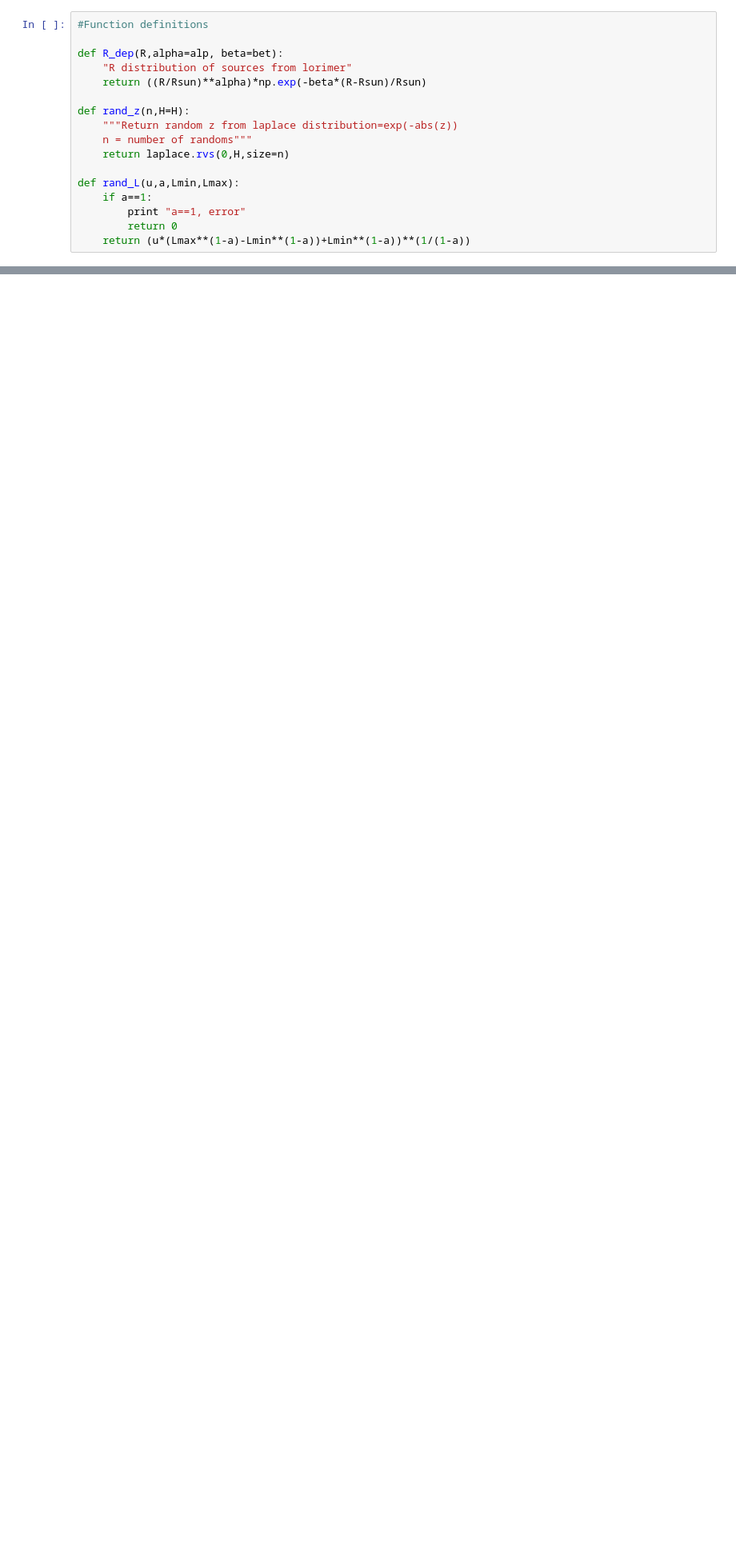
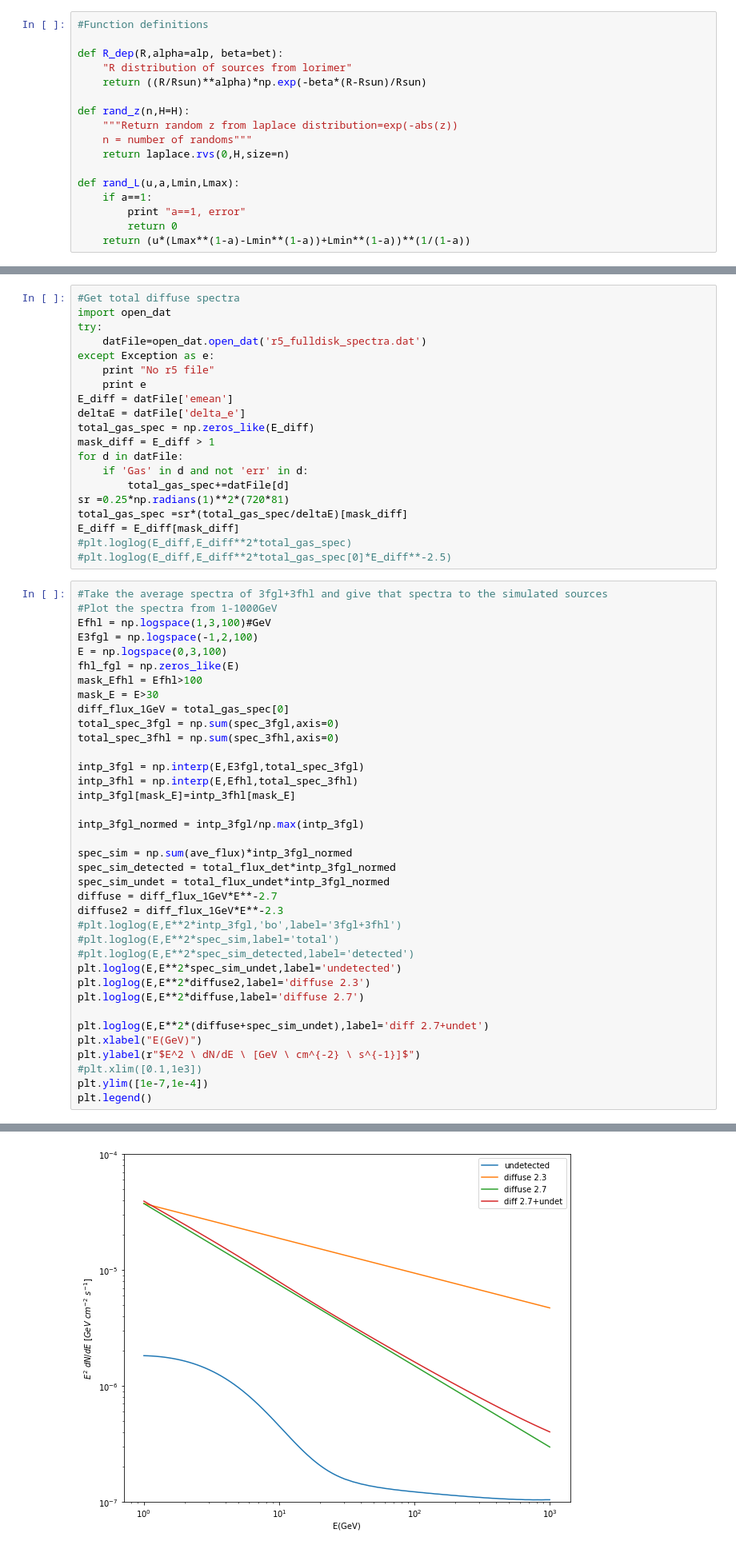
Before and after one commit to martp91/y-rays-UPS, a Jupyter notebook: sim_gamma_sources.ipynb, the cells around one changed output, grey strips where cells are left out. Shown at 80% size. Cells and saved outputs as stored; diff of their text form; blank space fills up the shorter version.

```diff
--- a/sim_gamma_sources.ipynb
+++ b/sim_gamma_sources.ipynb
@@ -219,0 +282,58 @@ sources simulation high lat 377
+# %%
+#Get total diffuse spectra
+import open_dat
+try:
+    datFile=open_dat.open_dat('r5_fulldisk_spectra.dat')
+except Exception as e:
+    print "No r5 file"
+    print e
+E_diff = datFile['emean']
+deltaE = datFile['delta_e']
+total_gas_spec = np.zeros_like(E_diff)
+mask_diff = E_diff > 1
+for d in datFile:
+    if 'Gas' in d and not 'err' in d:
+        total_gas_spec+=datFile[d]
+sr =0.25*np.radians(1)**2*(720*81)
+total_gas_spec =sr*(total_gas_spec/deltaE)[mask_diff]
+E_diff = E_diff[mask_diff]
+#plt.loglog(E_diff,E_diff**2*total_gas_spec)
+#plt.loglog(E_diff,E_diff**2*total_gas_spec[0]*E_diff**-2.5)
+# %%
+#Take the average spectra of 3fgl+3fhl and give that spectra to the simulated sources
+#Plot the spectra from 1-1000GeV
+Efhl = np.logspace(1,3,100)#GeV
+E3fgl = np.logspace(-1,2,100)
+E = np.logspace(0,3,100)
+fhl_fgl = np.zeros_like(E)
+mask_Efhl = Efhl>100
+mask_E = E>30
+diff_flux_1GeV = total_gas_spec[0]
+total_spec_3fgl = np.sum(spec_3fgl,axis=0)
+total_spec_3fhl = np.sum(spec_3fhl,axis=0)
+
+intp_3fgl = np.interp(E,E3fgl,total_spec_3fgl)
+intp_3fhl = np.interp(E,Efhl,total_spec_3fhl)
+intp_3fgl[mask_E]=intp_3fhl[mask_E]
+
+intp_3fgl_normed = intp_3fgl/np.max(intp_3fgl)
+
+spec_sim = np.sum(ave_flux)*intp_3fgl_normed
+spec_sim_detected = total_flux_det*intp_3fgl_normed
+spec_sim_undet = total_flux_undet*intp_3fgl_normed
+diffuse = diff_flux_1GeV*E**-2.7
+diffuse2 = diff_flux_1GeV*E**-2.3
+#plt.loglog(E,E**2*intp_3fgl,'bo',label='3fgl+3fhl')
+#plt.loglog(E,E**2*spec_sim,label='total')
+#plt.loglog(E,E**2*spec_sim_detected,label='detected')
+plt.loglog(E,E**2*spec_sim_undet,label='undetected')
+plt.loglog(E,E**2*diffuse2,label='diffuse 2.3')
+plt.loglog(E,E**2*diffuse,label='diffuse 2.7')
+
+plt.loglog(E,E**2*(diffuse+spec_sim_undet),label='diff 2.7+undet')
+plt.xlabel("E(GeV)")
+plt.ylabel(r"$E^2 \ dN/dE \ [GeV \ cm^{-2} \ s^{-1}]$")
+#plt.xlim([0.1,1e3])
+plt.ylim([1e-7,1e-4])
+plt.legend()
+# %% [output]
@@ -219,0 +341 @@ sources simulation high lat 377
+[figure, added]
```
Also changed, not shown: parts of 7 cells of this notebook, 2 other files.
